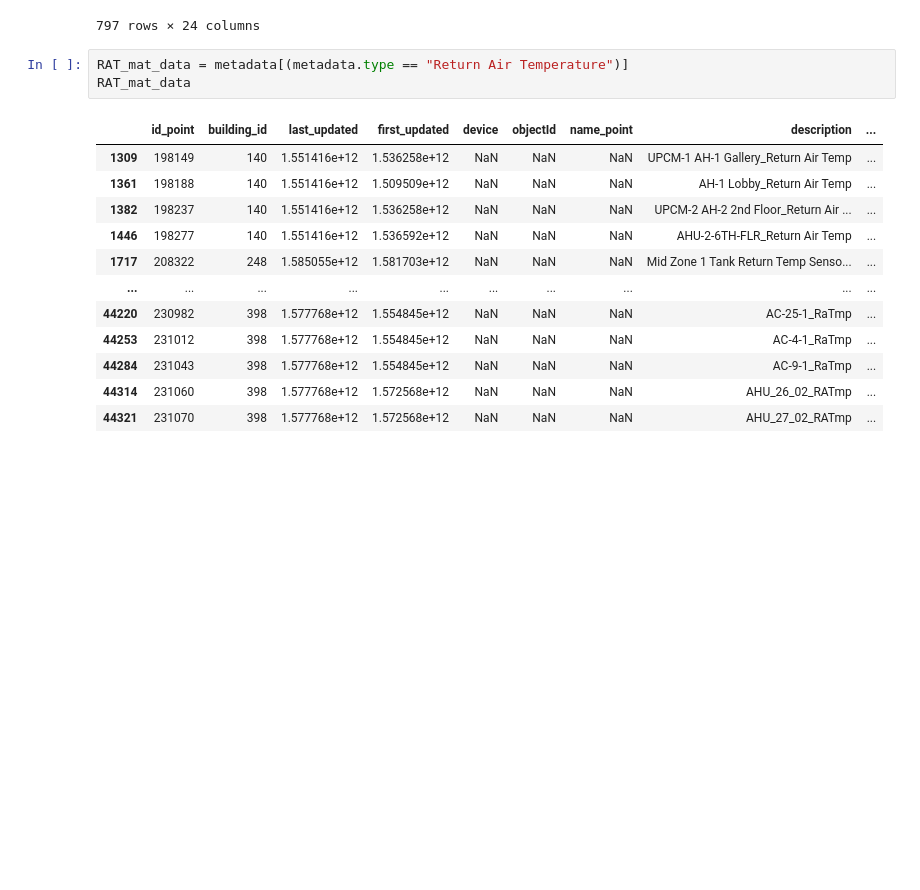
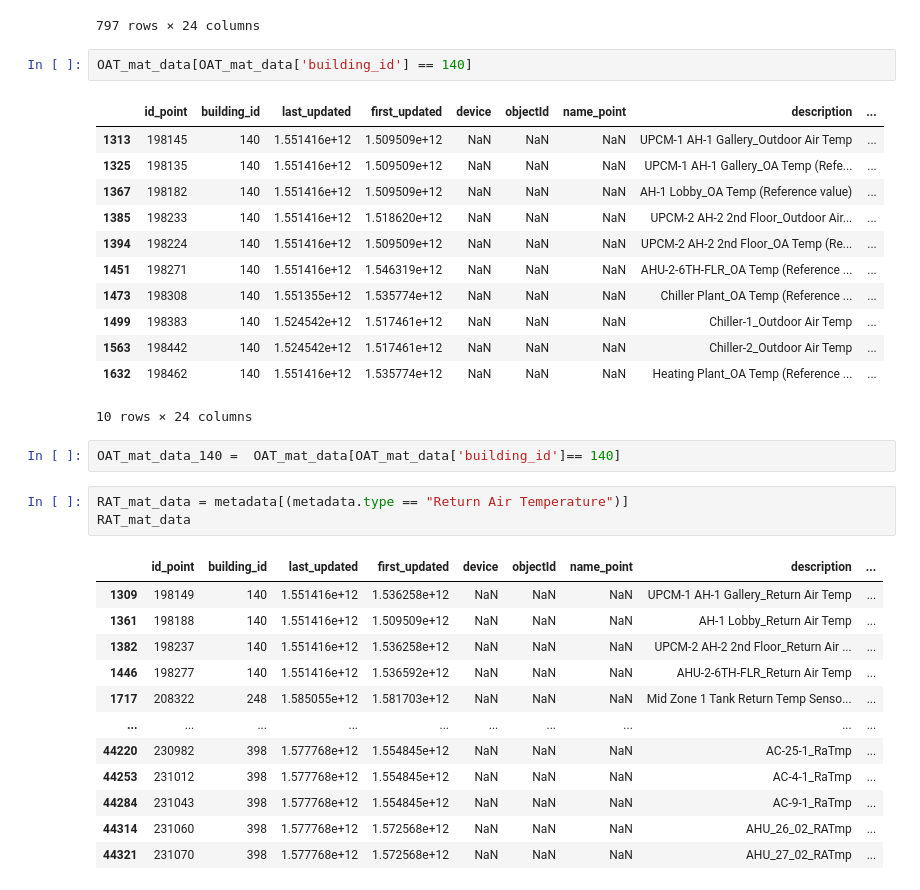
Before and after one commit to PengkunLiu/RTEM_CMU, a Jupyter notebook: RTEM Jupyter Notebook/FC#6_building_140.ipynb, the cells around one changed output. Saved outputs shown, nothing was run; the diff lists cells and outputs as text; blank space fills up the shorter version.

```diff
--- a/RTEM Jupyter Notebook/FC#6_building_140.ipynb
+++ b/RTEM Jupyter Notebook/FC#6_building_140.ipynb
@@ -106,6 +106,23 @@ OAT_mat_data
 | 44272 | 231006 | 398 | 1.577768e+12 | 1.554932e+12 | NaN | NaN | NaN | AC-4-1_OaTmp | ... |
 | 44289 | 231037 | 398 | 1.577768e+12 | 1.554932e+12 | NaN | NaN | NaN | AC-9-1_OaTmp | ... |
 797 rows × 24 columns
+# %%
+OAT_mat_data[OAT_mat_data['building_id'] == 140]
+# %% [output]
+|  | id_point | building_id | last_updated | first_updated | device | objectId | name_point | description | ... |
+| 1313 | 198145 | 140 | 1.551416e+12 | 1.509509e+12 | NaN | NaN | NaN | UPCM-1 AH-1 Gallery_Outdoor Air Temp | ... |
+| 1325 | 198135 | 140 | 1.551416e+12 | 1.509509e+12 | NaN | NaN | NaN | UPCM-1 AH-1 Gallery_OA Temp (Refe... | ... |
+| 1367 | 198182 | 140 | 1.551416e+12 | 1.509509e+12 | NaN | NaN | NaN | AH-1 Lobby_OA Temp (Reference value) | ... |
+| 1385 | 198233 | 140 | 1.551416e+12 | 1.518620e+12 | NaN | NaN | NaN | UPCM-2 AH-2 2nd Floor_Outdoor Air... | ... |
+| 1394 | 198224 | 140 | 1.551416e+12 | 1.509509e+12 | NaN | NaN | NaN | UPCM-2 AH-2 2nd Floor_OA Temp (Re... | ... |
+| 1451 | 198271 | 140 | 1.551416e+12 | 1.546319e+12 | NaN | NaN | NaN | AHU-2-6TH-FLR_OA Temp (Reference ... | ... |
+| 1473 | 198308 | 140 | 1.551355e+12 | 1.535774e+12 | NaN | NaN | NaN | Chiller Plant_OA Temp (Reference ... | ... |
+| 1499 | 198383 | 140 | 1.524542e+12 | 1.517461e+12 | NaN | NaN | NaN | Chiller-1_Outdoor Air Temp | ... |
+| 1563 | 198442 | 140 | 1.524542e+12 | 1.517461e+12 | NaN | NaN | NaN | Chiller-2_Outdoor Air Temp | ... |
+| 1632 | 198462 | 140 | 1.551416e+12 | 1.535774e+12 | NaN | NaN | NaN | Heating Plant_OA Temp (Reference ... | ... |
+10 rows × 24 columns
+# %%
+OAT_mat_data_140 =  OAT_mat_data[OAT_mat_data['building_id']== 140]
 # %%
 RAT_mat_data = metadata[(metadata.type == "Return Air Temperature")]
 RAT_mat_data
```
Also changed, not shown: parts of 1 cell of this notebook, 2 other files.
